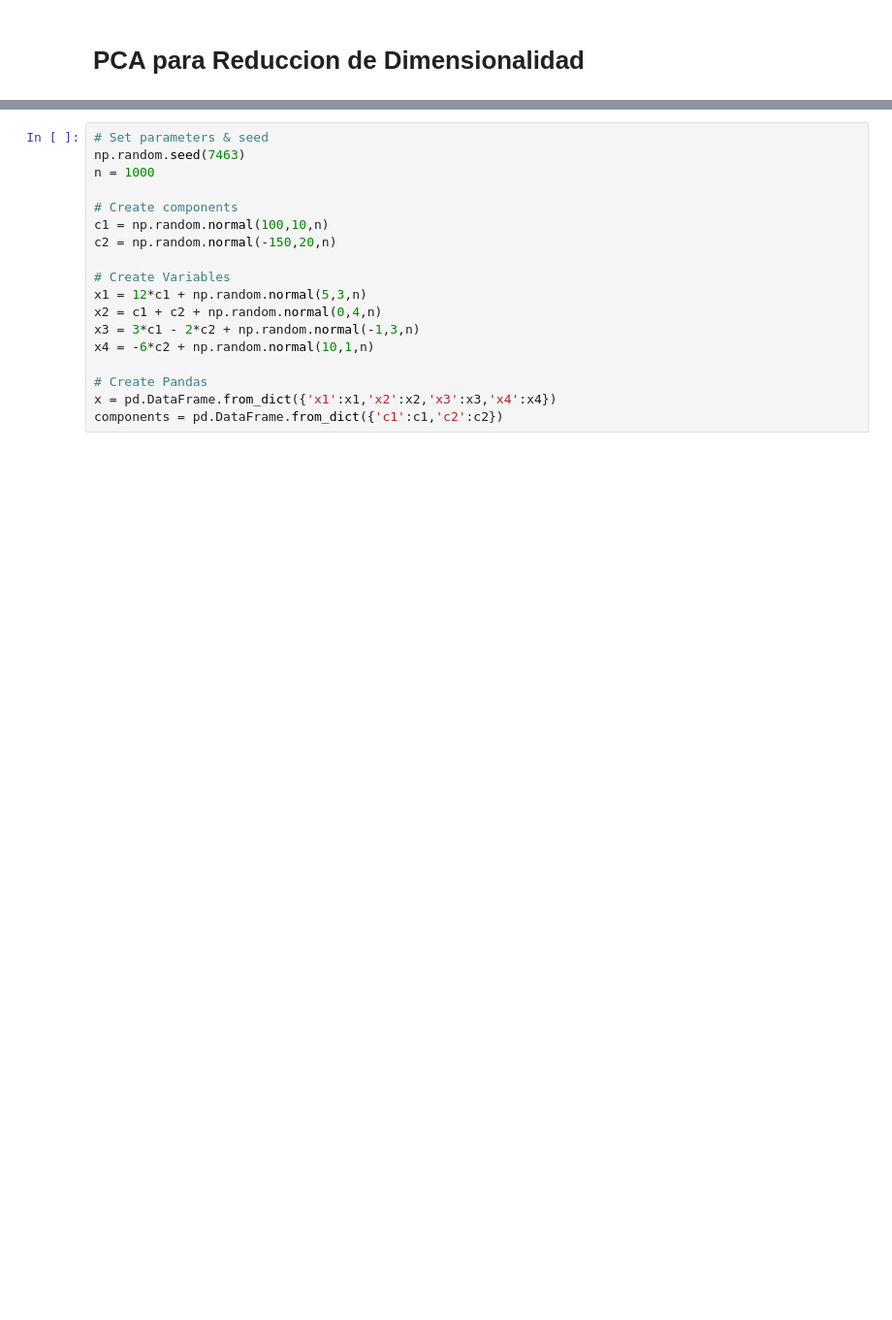
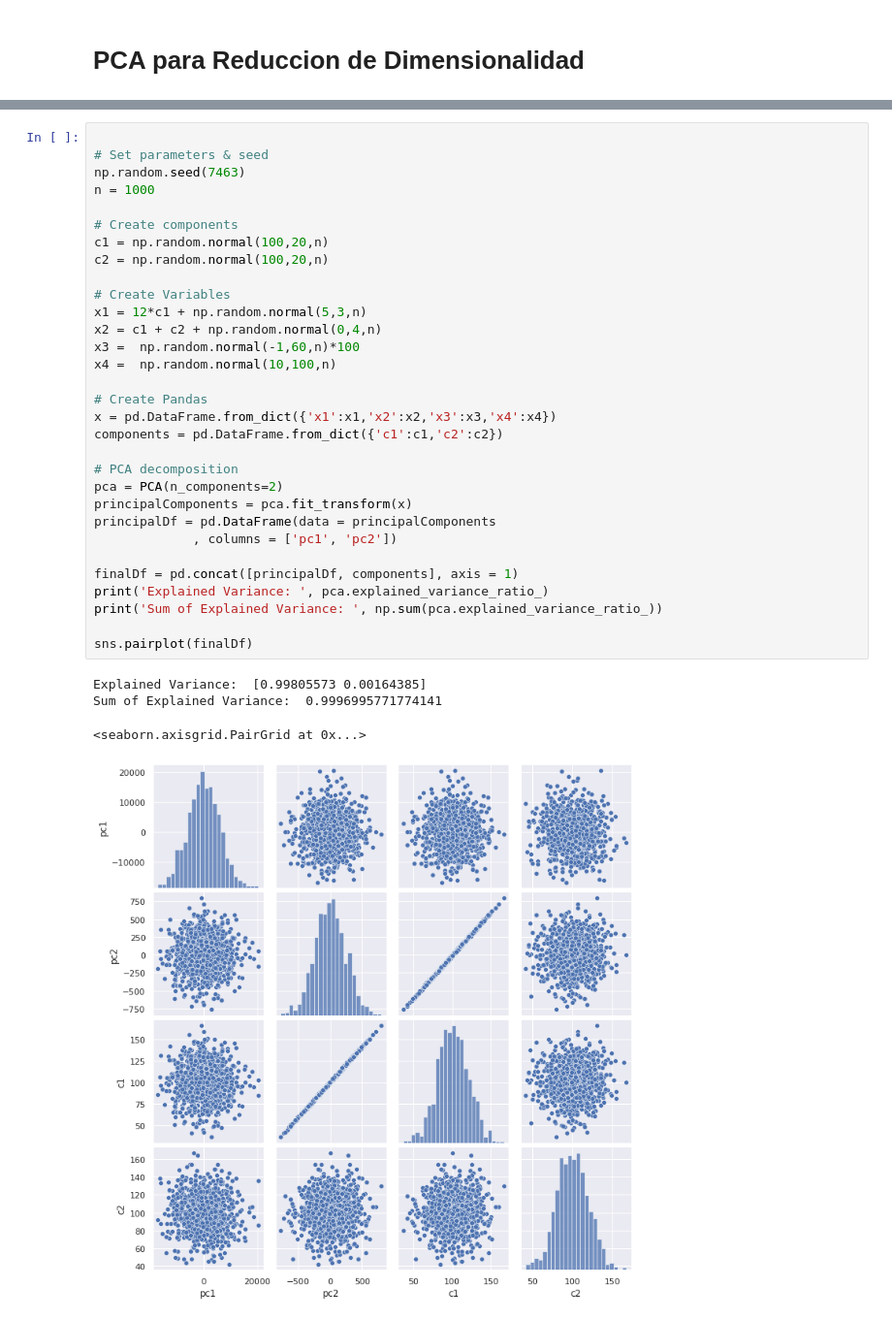
Before and after one commit to IEXE-Tec/aprendizaje-maquina-2, a Jupyter notebook: 02_reduccion_de_dimensionalidad.ipynb, the cells around one changed output, grey strips where cells are left out. Shown at 97% size. Cells and saved outputs as stored; diff of their text form; blank space fills up the shorter version.

```diff
--- a/02_reduccion_de_dimensionalidad.ipynb
+++ b/02_reduccion_de_dimensionalidad.ipynb
@@ -18,19 +53,37 @@ sns.set_style('darkgrid')
 # %%
+
 # Set parameters & seed
 np.random.seed(7463)
 n = 1000
 
 # Create components
-c1 = np.random.normal(100,10,n)
-c2 = np.random.normal(-150,20,n)
+c1 = np.random.normal(100,20,n)
+c2 = np.random.normal(100,20,n)
 
 # Create Variables
 x1 = 12*c1 + np.random.normal(5,3,n)
 x2 = c1 + c2 + np.random.normal(0,4,n)
-x3 = 3*c1 - 2*c2 + np.random.normal(-1,3,n)
-x4 = -6*c2 + np.random.normal(10,1,n)
+x3 =  np.random.normal(-1,60,n)*100
+x4 =  np.random.normal(10,100,n)
 
 # Create Pandas
 x = pd.DataFrame.from_dict({'x1':x1,'x2':x2,'x3':x3,'x4':x4})
 components = pd.DataFrame.from_dict({'c1':c1,'c2':c2})
+
+# PCA decomposition
+pca = PCA(n_components=2)
+principalComponents = pca.fit_transform(x)
+principalDf = pd.DataFrame(data = principalComponents
+             , columns = ['pc1', 'pc2'])
+
+finalDf = pd.concat([principalDf, components], axis = 1)
+print('Explained Variance: ', pca.explained_variance_ratio_)
+print('Sum of Explained Variance: ', np.sum(pca.explained_variance_ratio_))
+
+sns.pairplot(finalDf)
+# %% [output]
+Explained Variance:  [0.99805573 0.00164385]
+Sum of Explained Variance:  0.9996995771774141
+<seaborn.axisgrid.PairGrid at 0x...>
+[figure, added]
 # %%
```
Also changed, not shown: parts of 3 cells of this notebook.
